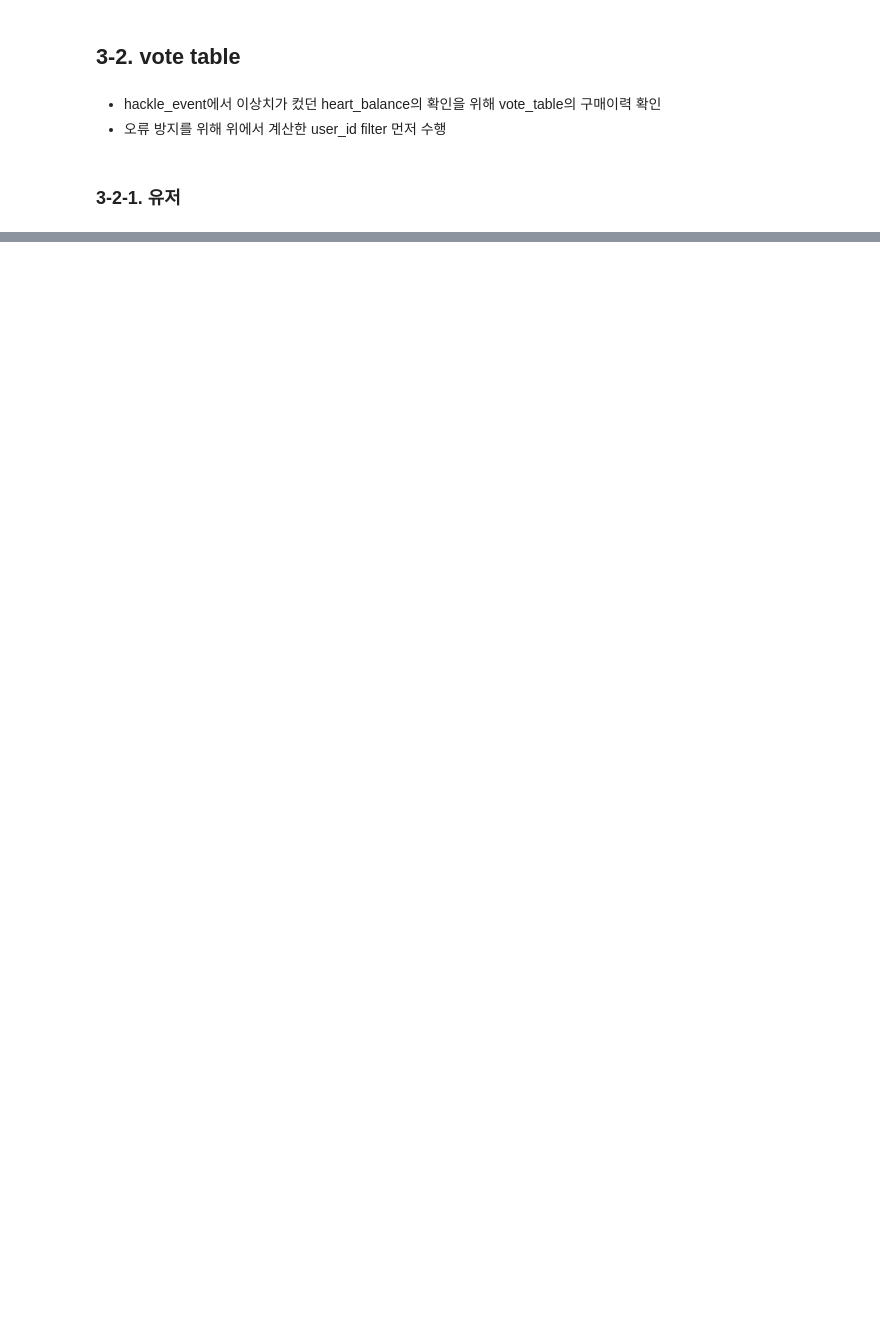
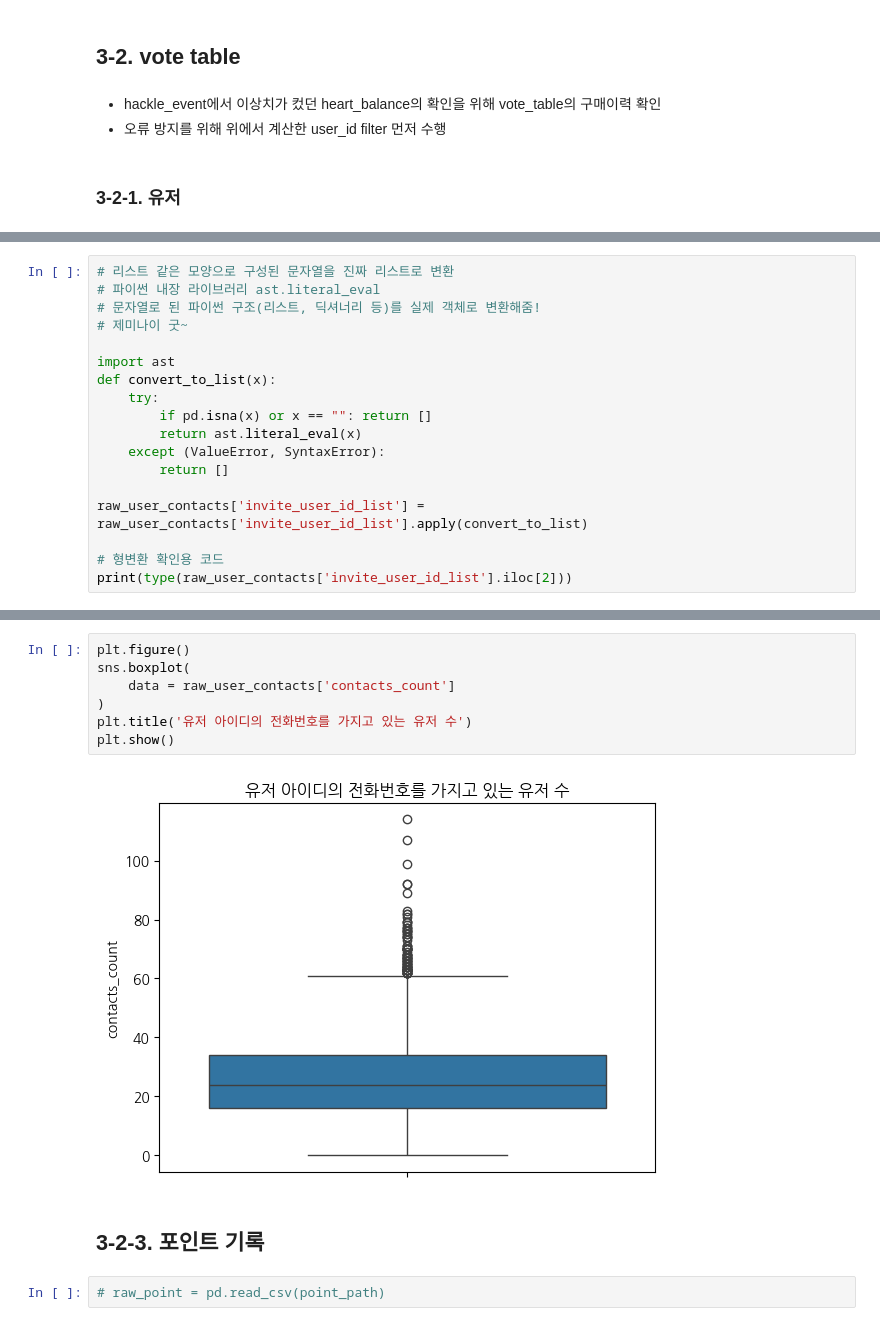
Before and after one commit to EtheriumArchive/Codeit_project, a Jupyter notebook: eda_damyeon_v2.ipynb, the cells around one changed output, grey strips where cells are left out. Cells and saved outputs as stored; diff of their text form; blank space fills up the shorter version.

```diff
--- a/eda_damyeon_v2.ipynb
+++ b/eda_damyeon_v2.ipynb
@@ -552,0 +597,18 @@ memory usage: 82.7+ MB
+# %%
+# 리스트 같은 모양으로 구성된 문자열을 진짜 리스트로 변환
+# 파이썬 내장 라이브러리 ast.literal_eval
+# 문자열로 된 파이썬 구조(리스트, 딕셔너리 등)를 실제 객체로 변환해줌!
+# 제미나이 굿~
+
+import ast
+def convert_to_list(x):
+    try:
+        if pd.isna(x) or x == "": return []
+        return ast.literal_eval(x)
+    except (ValueError, SyntaxError):
+        return []
+
+raw_user_contacts['invite_user_id_list'] = raw_user_contacts['invite_user_id_list'].apply(convert_to_list)
+
+# 형변환 확인용 코드
+print(type(raw_user_contacts['invite_user_id_list'].iloc[2]))
@@ -552,0 +733,13 @@ memory usage: 82.7+ MB
+# %%
+plt.figure()
+sns.boxplot(
+    data = raw_user_contacts['contacts_count']
+)
+plt.title('유저 아이디의 전화번호를 가지고 있는 유저 수')
+plt.show()
+# %% [output]
+[figure, added]
+# %% [markdown]
+## 3-2-3. 포인트 기록
+# %%
+# raw_point = pd.read_csv(point_path)
```
Also changed, not shown: parts of 47 cells of this notebook.
